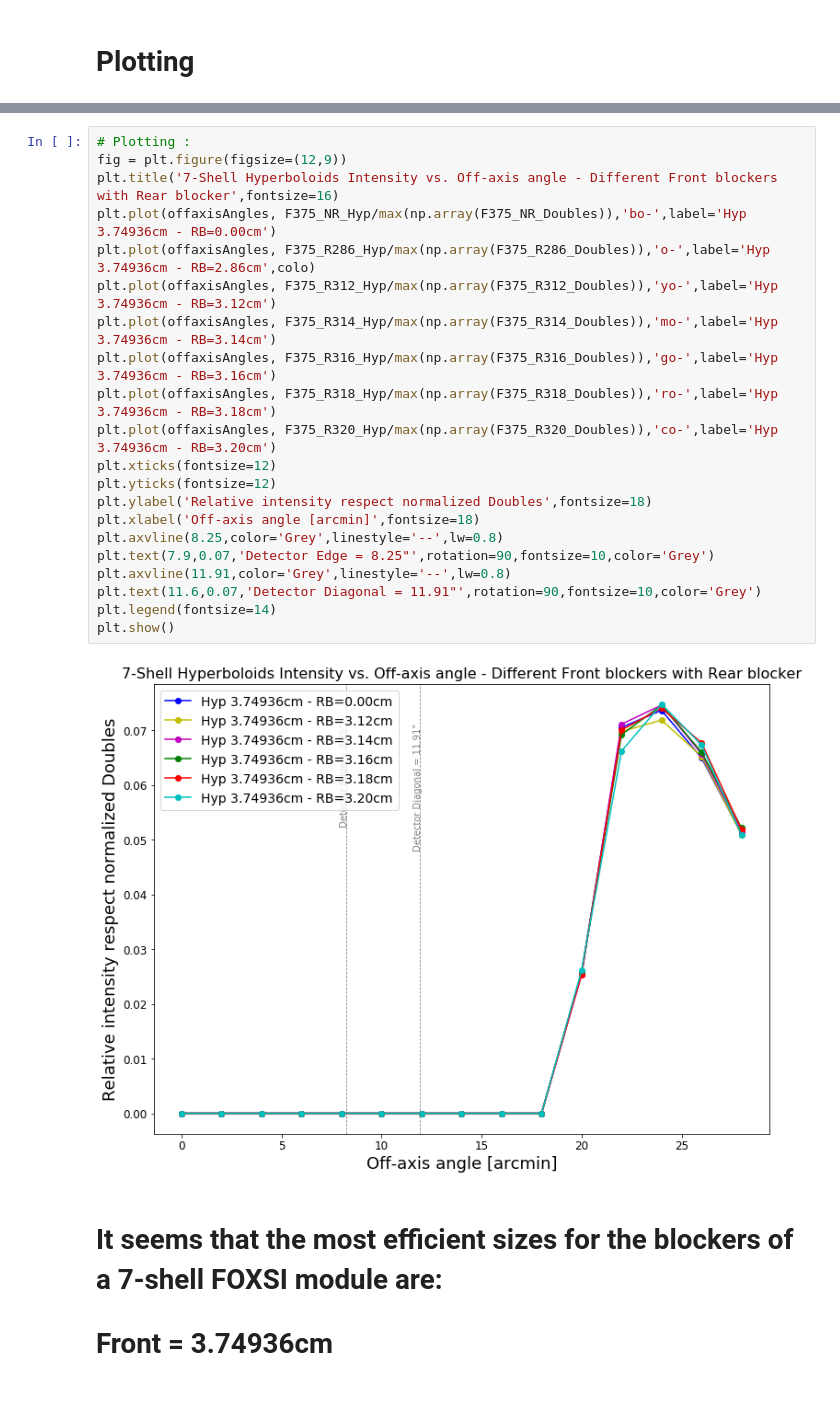
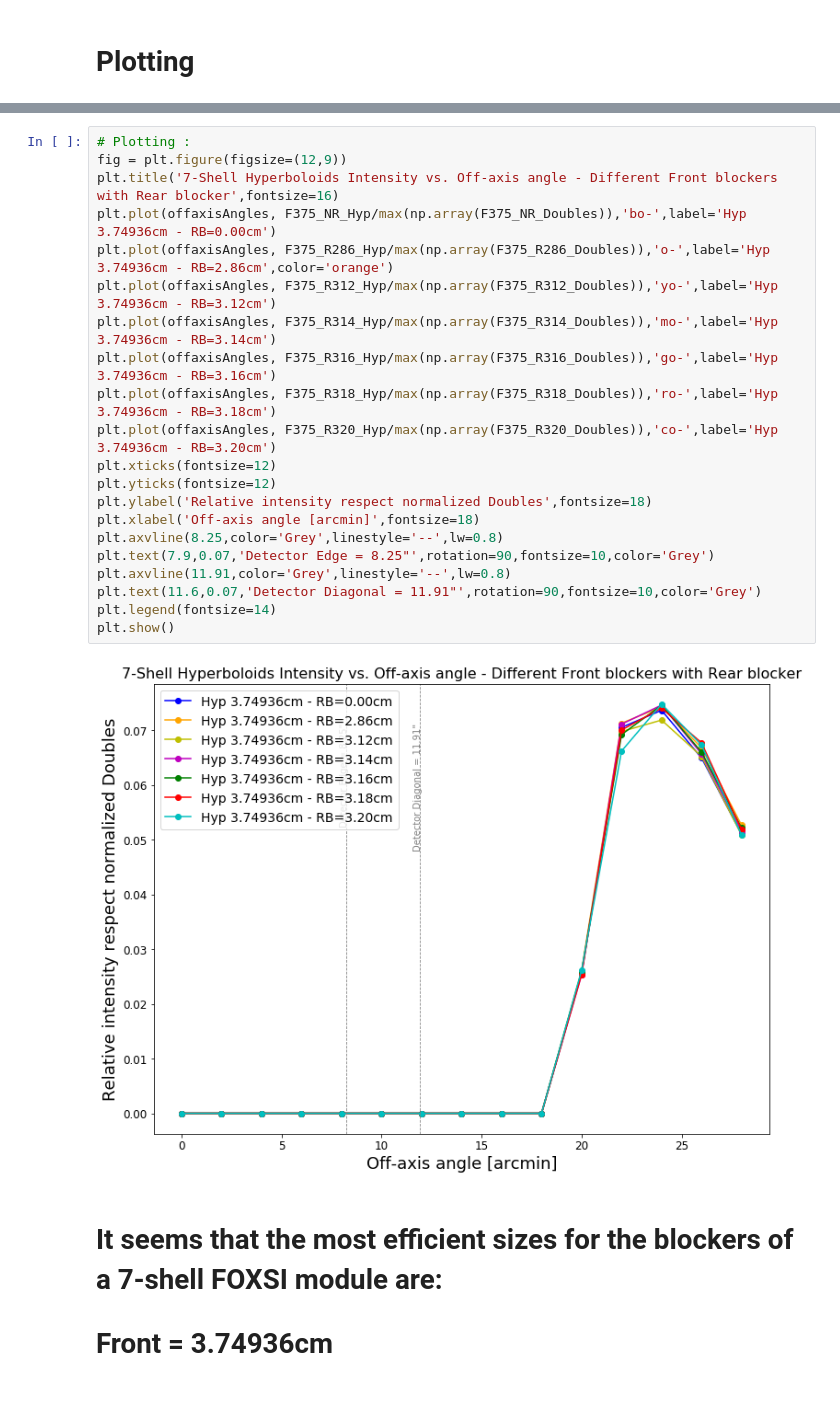
Before and after one commit to pymilo/Milo_RayTracing, a Jupyter notebook: Notebooks/7ShellFrontReadBlockersOffAxis.ipynb, the cells around one changed output, grey strips where cells are left out. Saved outputs shown, nothing was run; the diff lists cells and outputs as text.

```diff
--- a/Notebooks/7ShellFrontReadBlockersOffAxis.ipynb
+++ b/Notebooks/7ShellFrontReadBlockersOffAxis.ipynb
@@ -1436,26 +1452,26 @@ plt.show()
 # %%
 # Plotting :
 fig = plt.figure(figsize=(12,9))
 plt.title('7-Shell Hyperboloids Intensity vs. Off-axis angle - Different Front blockers with Rear blocker',fontsize=16)
 plt.plot(offaxisAngles, F375_NR_Hyp/max(np.array(F375_NR_Doubles)),'bo-',label='Hyp 3.74936cm - RB=0.00cm')
-plt.plot(offaxisAngles, F375_R286_Hyp/max(np.array(F375_R286_Doubles)),'o-',label='Hyp 3.74936cm - RB=2.86cm',colo)
+plt.plot(offaxisAngles, F375_R286_Hyp/max(np.array(F375_R286_Doubles)),'o-',label='Hyp 3.74936cm - RB=2.86cm',color='orange')
 plt.plot(offaxisAngles, F375_R312_Hyp/max(np.array(F375_R312_Doubles)),'yo-',label='Hyp 3.74936cm - RB=3.12cm')
 plt.plot(offaxisAngles, F375_R314_Hyp/max(np.array(F375_R314_Doubles)),'mo-',label='Hyp 3.74936cm - RB=3.14cm')
 plt.plot(offaxisAngles, F375_R316_Hyp/max(np.array(F375_R316_Doubles)),'go-',label='Hyp 3.74936cm - RB=3.16cm')
 plt.plot(offaxisAngles, F375_R318_Hyp/max(np.array(F375_R318_Doubles)),'ro-',label='Hyp 3.74936cm - RB=3.18cm')
 plt.plot(offaxisAngles, F375_R320_Hyp/max(np.array(F375_R320_Doubles)),'co-',label='Hyp 3.74936cm - RB=3.20cm')
 plt.xticks(fontsize=12)
 plt.yticks(fontsize=12)
 plt.ylabel('Relative intensity respect normalized Doubles',fontsize=18)
 plt.xlabel('Off-axis angle [arcmin]',fontsize=18)
 plt.axvline(8.25,color='Grey',linestyle='--',lw=0.8)
 plt.text(7.9,0.07,'Detector Edge = 8.25"',rotation=90,fontsize=10,color='Grey')
 plt.axvline(11.91,color='Grey',linestyle='--',lw=0.8)
 plt.text(11.6,0.07,'Detector Diagonal = 11.91"',rotation=90,fontsize=10,color='Grey')
 plt.legend(fontsize=14)
 plt.show()
 # %% [output]
-[figure, old version]
+[figure, new version]
 # %% [markdown]
 # It seems that the most efficient sizes for the blockers of a 7-shell FOXSI module are:
 # Front = 3.74936cm
```
Also changed, not shown: parts of 3 cells of this notebook.
